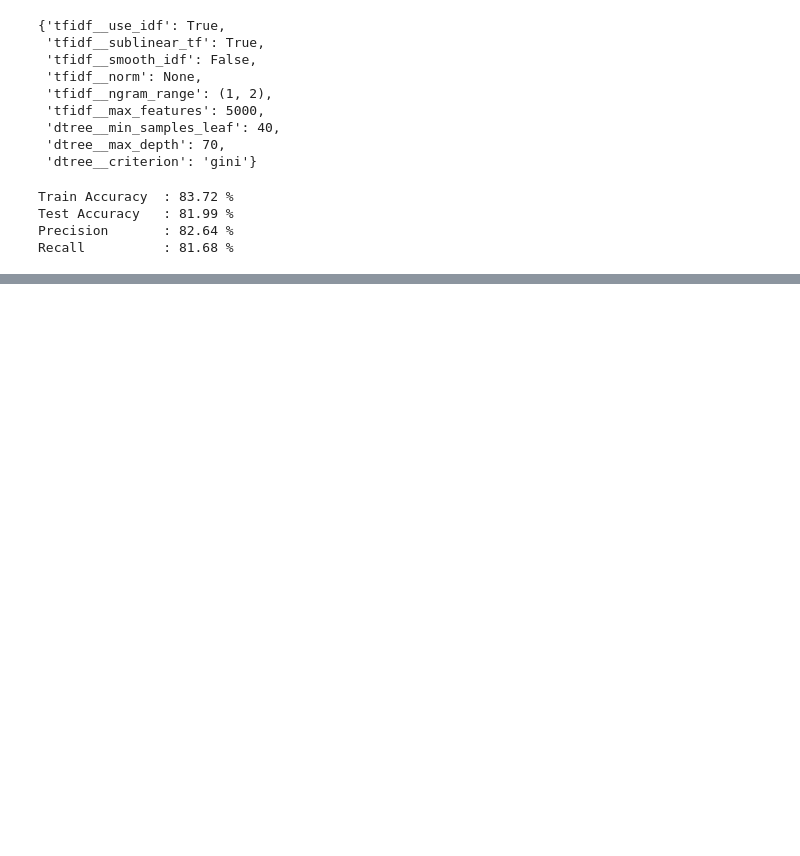
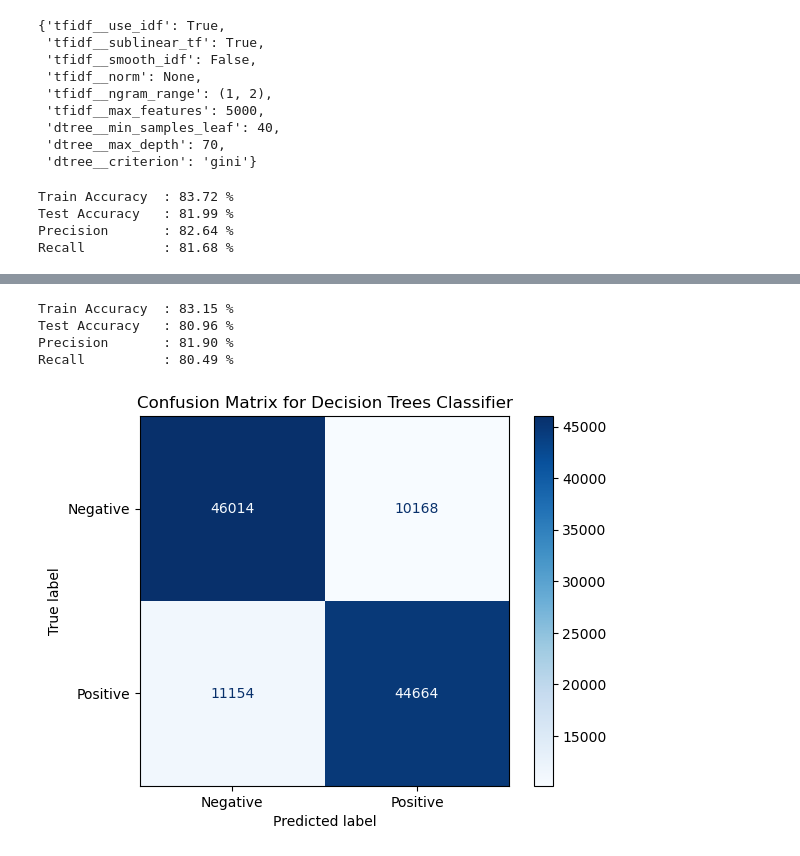
Before and after one commit to ddurgoji/yelp-reviews-capstone-project-ucb-ml-ai, a Jupyter notebook: yelp-reviews-capstone-ucb-mlai.ipynb, the cells around one changed output, grey strips where cells are left out. Saved outputs shown, nothing was run; the diff lists cells and outputs as text; code cells hidden in the pictures; blank space fills up the shorter version.

```diff
--- a/yelp-reviews-capstone-ucb-mlai.ipynb
+++ b/yelp-reviews-capstone-ucb-mlai.ipynb
@@ -903,0 +904,32 @@ plt.show()
+# %%
+from sklearn.ensemble import RandomForestClassifier
+
+pipeline = Pipeline(
+    steps=[
+        ('tfidf', TfidfVectorizer()),
+        ('rfc', RandomForestClassifier())
+    ]
+)
+
+parameters = {
+    'tfidf__ngram_range': [(1,1), (1,2), (2,2)],
+    'tfidf__use_idf': [True, False],
+    'tfidf__smooth_idf': [True, False],
+    'tfidf__sublinear_tf': [True, False],
+    'tfidf__norm': [None, 'l1', 'l2'],
+    'tfidf__max_features': [100, 200, 500, 1000, 3000, 5000],
+    'rfc__n_estimators': [100, 200, 300, 400, 500, 1000],
+    'rfc__criterion': ['gini', 'entropy', 'log_loss'],
+    'rfc__min_samples_leaf': [5,10,15,20,25,30,40,50,60,70,80,90,100]
+}
+
+rfc_grid = RandomizedSearchCV(
+    pipeline,
+    parameters,
+    scoring='accuracy',
+    cv=3,
+    n_jobs=1,
+    verbose=10,
+    n_iter=3
+)
+rfc_grid.fit(X_train, y_train)
@@ -903,0 +996,20 @@ plt.show()
+# %%
+model = rfc_grid.best_estimator_
+print("Train Accuracy  : {:.2f} %".format(accuracy_score(model.predict(X_train), y_train)*100))
+print("Test Accuracy   : {:.2f} %".format(accuracy_score(model.predict(X_valid), y_valid)*100))
+print("Precision       : {:.2f} %".format(precision_score(model.predict(X_valid), y_valid)*100))
+print("Recall          : {:.2f} %".format(recall_score(model.predict(X_valid), y_valid)*100))
+# %% [output]
+Train Accuracy  : 83.15 %
+Test Accuracy   : 80.96 %
+Precision       : 81.90 %
+Recall          : 80.49 %
+# %%
+from sklearn.metrics import confusion_matrix, ConfusionMatrixDisplay
+cm = confusion_matrix(y_valid, model.predict(X_valid))
+disp = ConfusionMatrixDisplay(cm, display_labels=["Negative","Positive"])
+disp.plot(cmap="Blues", values_format='')
+plt.title("Confusion Matrix for Decision Trees Classifier")
+plt.show()
+# %% [output]
+[figure, added]
```
Also changed, not shown: parts of 11 cells of this notebook, 1 other file.
